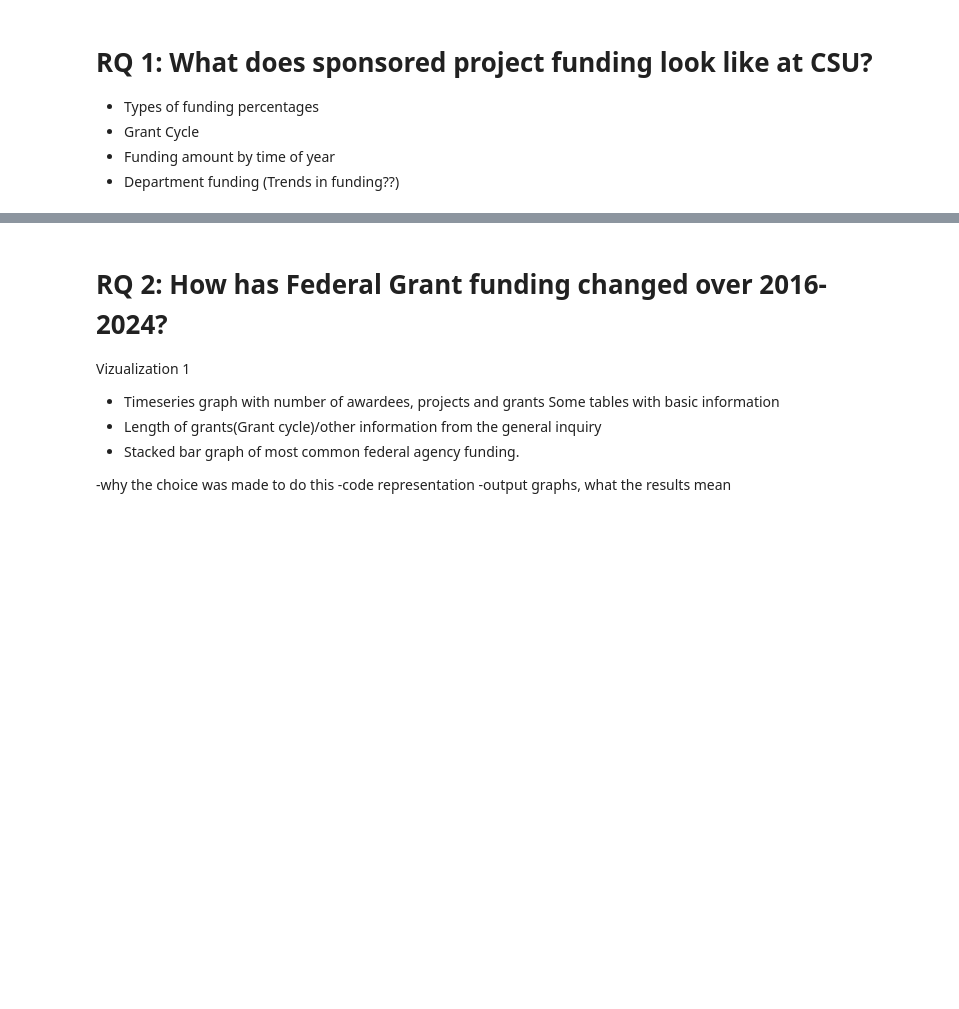
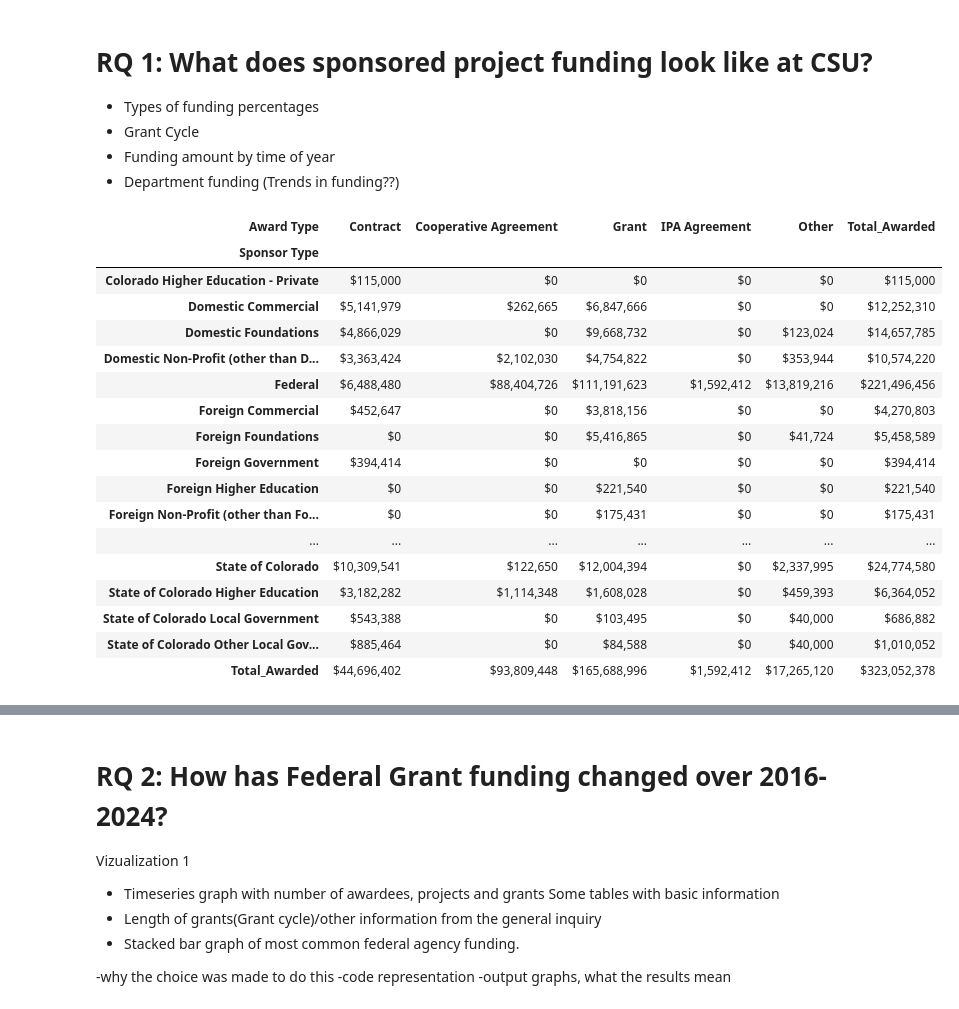
Before and after one commit to TianaGabel/C-2025, a Jupyter notebook: DataWranglingFinalProject.ipynb, the cells around one changed output, grey strips where cells are left out. Cells and saved outputs as stored; diff of their text form; code cells hidden in the pictures; blank space fills up the shorter version.

```diff
--- a/DataWranglingFinalProject.ipynb
+++ b/DataWranglingFinalProject.ipynb
@@ -79,3 +94,27 @@ for year in range(2016,2025):
 - Grant Cycle
 - Funding amount by time of year
 - Department funding (Trends in funding??)
+# %%
+# Pivot table of amount obligated by award type and sponsor type
+# Credit to https://stackoverflow.com/questions/68668046/styling-pandas-pivot-table-with-multiple-columns for table styling
+award_type_by_sponsor_type = pd.pivot_table(sponsored_programs_all_2024, values='Obligated Amount', columns='Award Type', index='Sponsor Type', aggfunc='sum', fill_value=0, margins=True,margins_name='Total_Awarded')
+award_type_by_sponsor_type.style.format('${:,.0f}')
+# %% [output]
+| Award Type | Contract | Cooperative Agreement | Grant | IPA Agreement | Other | Total_Awarded |
+| Sponsor Type |  |  |  |  |  |  |
+| Colorado Higher Education - Private | $115,000 | $0 | $0 | $0 | $0 | $115,000 |
+| Domestic Commercial | $5,141,979 | $262,665 | $6,847,666 | $0 | $0 | $12,252,310 |
+| Domestic Foundations | $4,866,029 | $0 | $9,668,732 | $0 | $123,024 | $14,657,785 |
+| Domestic Non-Profit (other than D... | $3,363,424 | $2,102,030 | $4,754,822 | $0 | $353,944 | $10,574,220 |
+| Federal | $6,488,480 | $88,404,726 | $111,191,623 | $1,592,412 | $13,819,216 | $221,496,456 |
+| Foreign Commercial | $452,647 | $0 | $3,818,156 | $0 | $0 | $4,270,803 |
+| Foreign Foundations | $0 | $0 | $5,416,865 | $0 | $41,724 | $5,458,589 |
+| Foreign Government | $394,414 | $0 | $0 | $0 | $0 | $394,414 |
+| Foreign Higher Education | $0 | $0 | $221,540 | $0 | $0 | $221,540 |
+| Foreign Non-Profit (other than Fo... | $0 | $0 | $175,431 | $0 | $0 | $175,431 |
+| ... | ... | ... | ... | ... | ... | ... |
+| State of Colorado | $10,309,541 | $122,650 | $12,004,394 | $0 | $2,337,995 | $24,774,580 |
+| State of Colorado Higher Education | $3,182,282 | $1,114,348 | $1,608,028 | $0 | $459,393 | $6,364,052 |
+| State of Colorado Local Government | $543,388 | $0 | $103,495 | $0 | $40,000 | $686,882 |
+| State of Colorado Other Local Gov... | $885,464 | $0 | $84,588 | $0 | $40,000 | $1,010,052 |
+| Total_Awarded | $44,696,402 | $93,809,448 | $165,688,996 | $1,592,412 | $17,265,120 | $323,052,378 |
```
Also changed, not shown: parts of 4 cells of this notebook.
